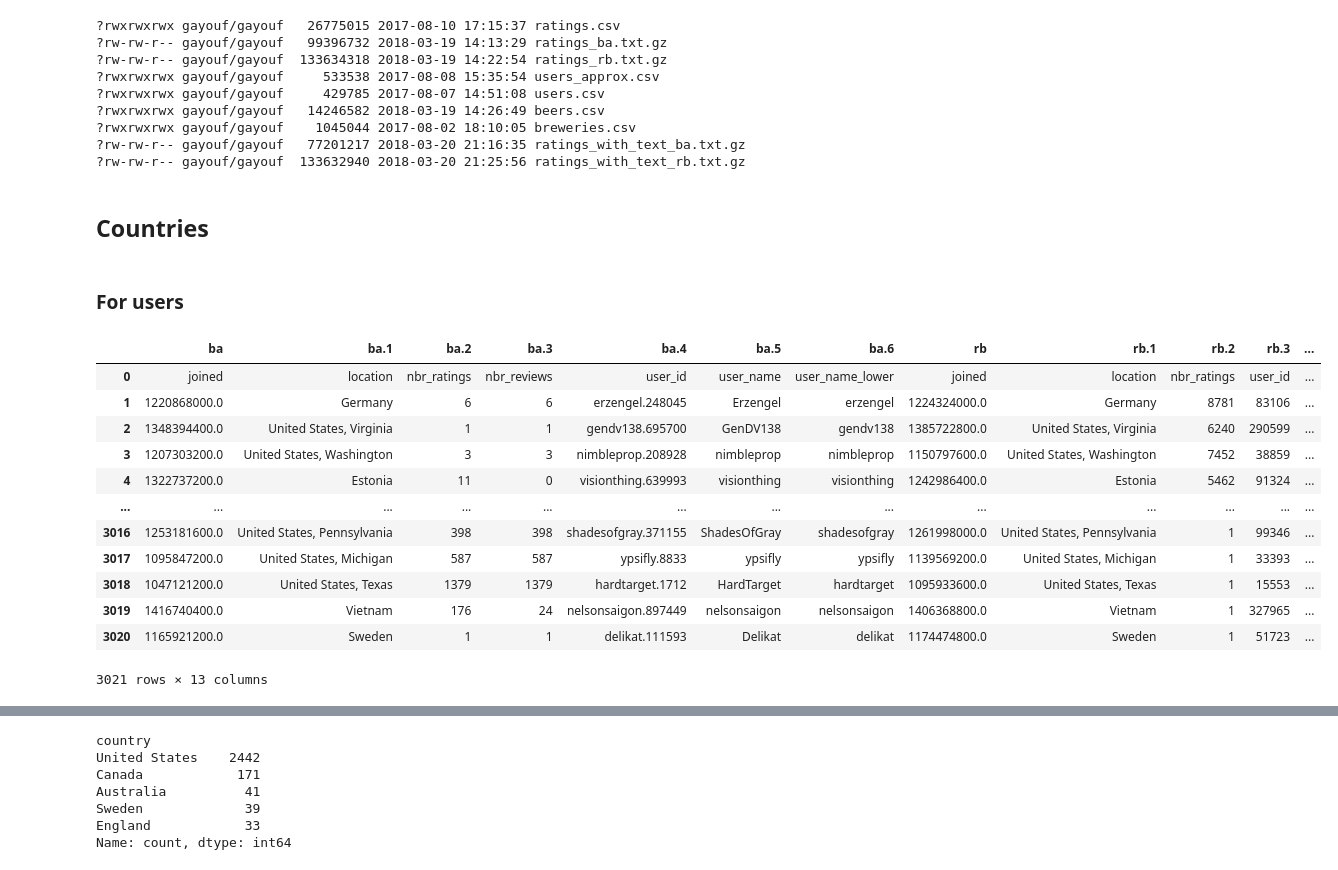
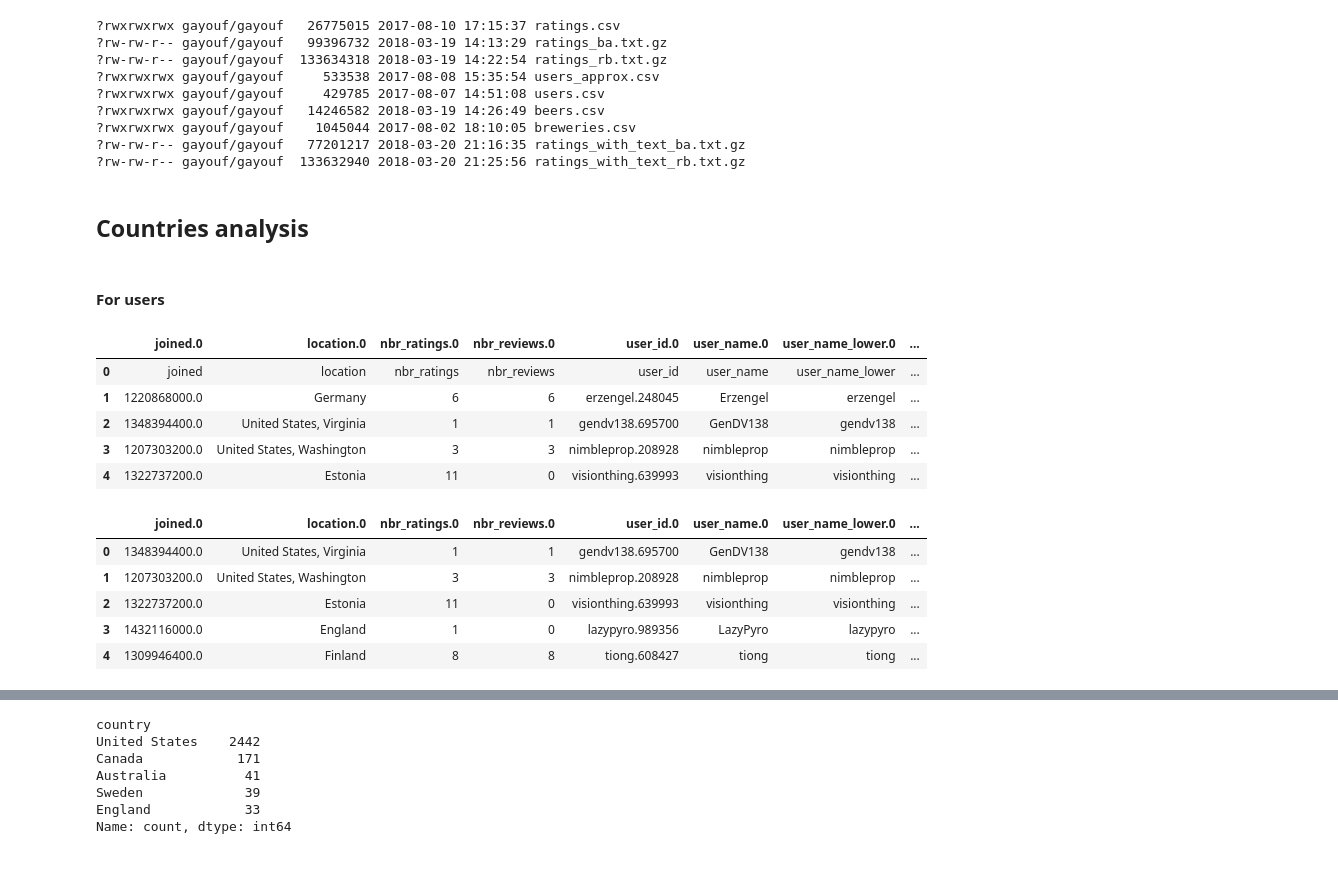
Before and after one commit to epfl-ada/ada-2024-project-databrewers, a Jupyter notebook: pauline.ipynb, the cells around one changed output, grey strips where cells are left out. Saved outputs shown, nothing was run; the diff lists cells and outputs as text; code cells hidden in the pictures.

```diff
--- a/pauline.ipynb
+++ b/pauline.ipynb
@@ -20,33 +22,26 @@ with tarfile.open(file_path, 'r:gz') as tar:
 ?rw-rw-r-- gayouf/gayouf   77201217 2018-03-20 21:16:35 ratings_with_text_ba.txt.gz
 ?rw-rw-r-- gayouf/gayouf  133632940 2018-03-20 21:25:56 ratings_with_text_rb.txt.gz
 # %%
-ratings = pd.read_csv('../data/ratings.csv')
+ratings_merged = pd.read_csv('../data/ratings.csv')
 ratings_ba = pd.read_csv('../data/ratings_ba.txt.gz', compression='gzip', delimiter='\t')
 ratings_rb = pd.read_csv('../data/ratings_rb.txt.gz', compression='gzip', delimiter='\t')
 users_approx = pd.read_csv('../data/users_approx.csv')
-users = pd.read_csv('../data/users.csv')
-beers = pd.read_csv('../data/beers.csv')
-breweries = pd.read_csv('../data/breweries.csv')
+users_merged = pd.read_csv('../data/users.csv')
+beers_merged = pd.read_csv('../data/beers.csv')
+breweries_merged = pd.read_csv('../data/breweries.csv')
 ratings_with_text_ba = pd.read_csv('../data/ratings_with_text_ba.txt.gz', compression='gzip', delimiter='\t')
 ratings_with_text_rb = pd.read_csv('../data/ratings_with_text_rb.txt.gz', compression='gzip', delimiter='\t')
 # %% [markdown]
-## Countries
+## Countries analysis
 # %% [markdown]
-### For users
+#### For users
 # %%
-users
+users_merged.head()
 # %% [output]
-|  | ba | ba.1 | ba.2 | ba.3 | ba.4 | ba.5 | ba.6 | rb | rb.1 | rb.2 | rb.3 | ... |
-| 0 | joined | location | nbr_ratings | nbr_reviews | user_id | user_name | user_name_lower | joined | location | nbr_ratings | user_id | ... |
-| 1 | 1220868000.0 | Germany | 6 | 6 | erzengel.248045 | Erzengel | erzengel | 1224324000.0 | Germany | 8781 | 83106 | ... |
-| 2 | 1348394400.0 | United States, Virginia | 1 | 1 | gendv138.695700 | GenDV138 | gendv138 | 1385722800.0 | United States, Virginia | 6240 | 290599 | ... |
-| 3 | 1207303200.0 | United States, Washington | 3 | 3 | nimbleprop.208928 | nimbleprop | nimbleprop | 1150797600.0 | United States, Washington | 7452 | 38859 | ... |
-| 4 | 1322737200.0 | Estonia | 11 | 0 | visionthing.639993 | visionthing | visionthing | 1242986400.0 | Estonia | 5462 | 91324 | ... |
-| ... | ... | ... | ... | ... | ... | ... | ... | ... | ... | ... | ... | ... |
-| 3016 | 1253181600.0 | United States, Pennsylvania | 398 | 398 | shadesofgray.371155 | ShadesOfGray | shadesofgray | 1261998000.0 | United States, Pennsylvania | 1 | 99346 | ... |
-| 3017 | 1095847200.0 | United States, Michigan | 587 | 587 | ypsifly.8833 | ypsifly | ypsifly | 1139569200.0 | United States, Michigan | 1 | 33393 | ... |
-| 3018 | 1047121200.0 | United States, Texas | 1379 | 1379 | hardtarget.1712 | HardTarget | hardtarget | 1095933600.0 | United States, Texas | 1 | 15553 | ... |
-| 3019 | 1416740400.0 | Vietnam | 176 | 24 | nelsonsaigon.897449 | nelsonsaigon | nelsonsaigon | 1406368800.0 | Vietnam | 1 | 327965 | ... |
-| 3020 | 1165921200.0 | Sweden | 1 | 1 | delikat.111593 | Delikat | delikat | 1174474800.0 | Sweden | 1 | 51723 | ... |
+|  | joined.0 | location.0 | nbr_ratings.0 | nbr_reviews.0 | user_id.0 | user_name.0 | user_name_lower.0 | ... |
+| 0 | joined | location | nbr_ratings | nbr_reviews | user_id | user_name | user_name_lower | ... |
+| 1 | 1220868000.0 | Germany | 6 | 6 | erzengel.248045 | Erzengel | erzengel | ... |
+| 2 | 1348394400.0 | United States, Virginia | 1 | 1 | gendv138.695700 | GenDV138 | gendv138 | ... |
+| 3 | 1207303200.0 | United States, Washington | 3 | 3 | nimbleprop.208928 | nimbleprop | nimbleprop | ... |
+| 4 | 1322737200.0 | Estonia | 11 | 0 | visionthing.639993 | visionthing | visionthing | ... |
-3021 rows × 13 columns
 # %%
@@ -66,4 +61,12 @@ users_merged = users.rename(columns={
     'rb.5': 'user_name.1'
 })
 # %%
-users_merged = users_merged.drop(index=0).reset_index(drop=True)
+users_merged = users_merged.drop(index=0).reset_index(drop=True) # remove the first row containing the previous column name
+users_merged.head()
+# %% [output]
+|  | joined.0 | location.0 | nbr_ratings.0 | nbr_reviews.0 | user_id.0 | user_name.0 | user_name_lower.0 | ... |
+| 0 | 1348394400.0 | United States, Virginia | 1 | 1 | gendv138.695700 | GenDV138 | gendv138 | ... |
+| 1 | 1207303200.0 | United States, Washington | 3 | 3 | nimbleprop.208928 | nimbleprop | nimbleprop | ... |
+| 2 | 1322737200.0 | Estonia | 11 | 0 | visionthing.639993 | visionthing | visionthing | ... |
+| 3 | 1432116000.0 | England | 1 | 0 | lazypyro.989356 | LazyPyro | lazypyro | ... |
+| 4 | 1309946400.0 | Finland | 8 | 8 | tiong.608427 | tiong | tiong | ... |
```
Also changed, not shown: parts of 35 cells of this notebook.
